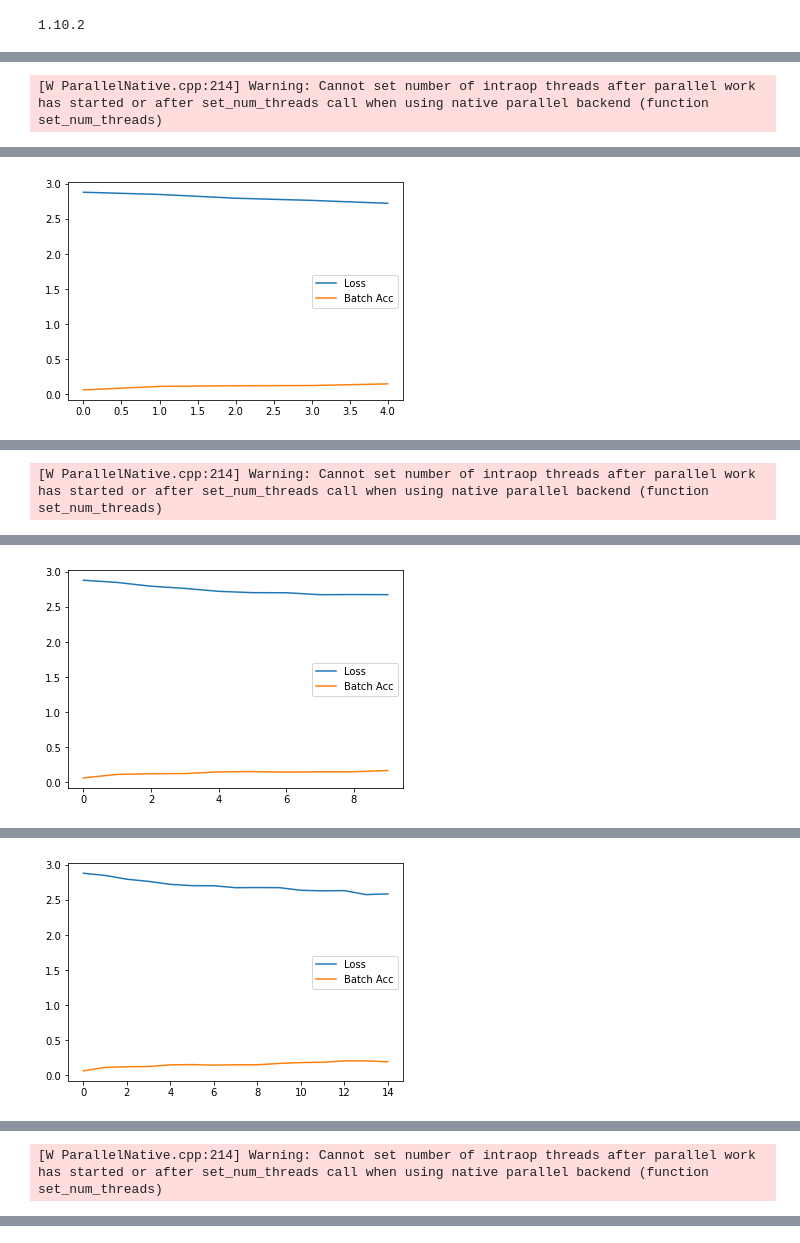
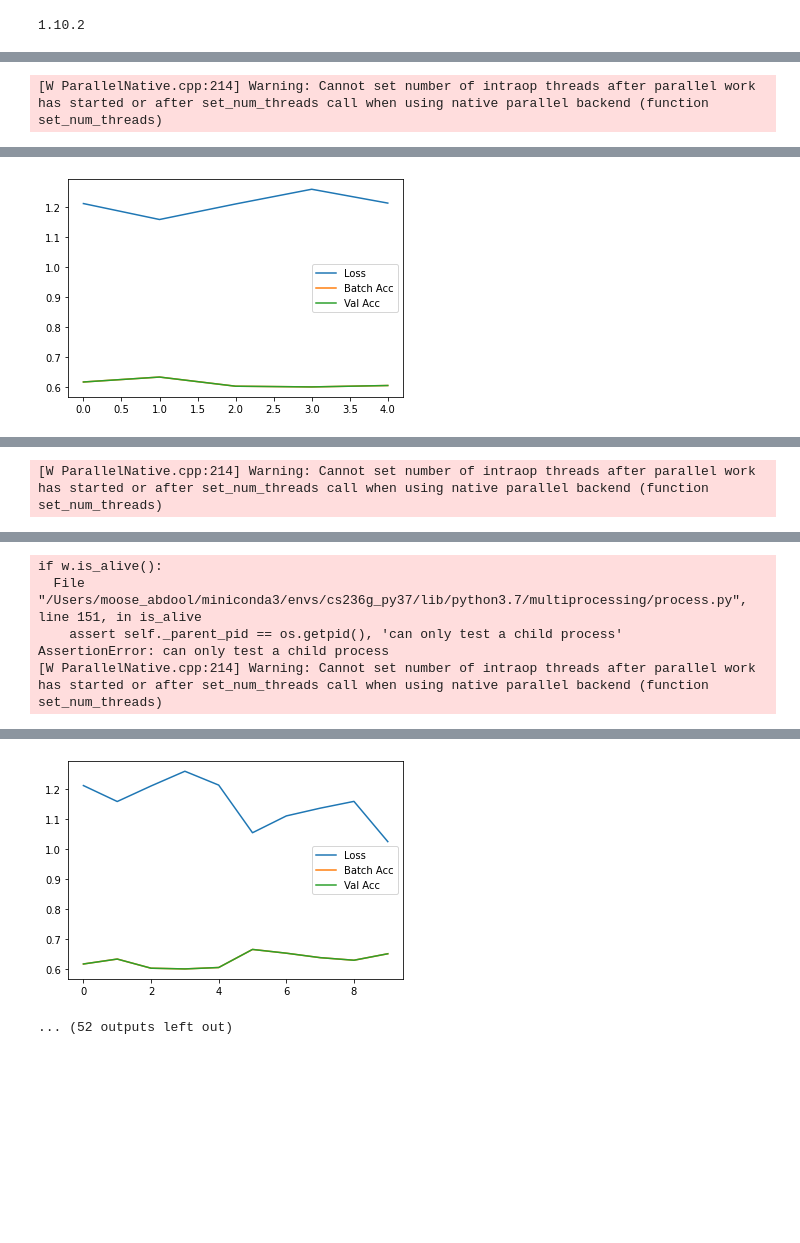
Before and after one commit to mustafa-abdool/cs236g_project, a Jupyter notebook: Pokemon Analysis - Multiclass prediction.ipynb, the cells around one changed output, grey strips where cells are left out. Saved outputs shown, nothing was run; the diff lists cells and outputs as text; code cells hidden in the pictures; blank space fills up the shorter version.

```diff
--- a/Pokemon Analysis - Multiclass prediction.ipynb
+++ b/Pokemon Analysis - Multiclass prediction.ipynb
@@ -111,18 +158,18 @@ Estimated Total Size (MB): 16.01
 
 
 # training epochs
-n_epochs = 10
+n_epochs = 5
 
 # hidden dimensions
 hidden_dim = 32
 batch_size = 64
 
-num_classes = NUM_PKMN_TYPES # todo: change this if using different problem formulations
+num_classes = 13 # todo: change this if using different problem formulations
 
 periodic_saving = False
 # after how many epochs do you save the model?
 epoch_save_step = 5
-save_prefix = "Pokemon_Discriminator_DC_firstTest"
+save_prefix = "Pokemon_Discriminator_DC_multiclass_types"
 
 lr = 1e-3
 beta_1 = 0.5
@@ -135,15 +182,10 @@ display_step = 100
 # loss functions
 use_wgan_loss = False
 loss_func = nn.CrossEntropyLoss()
-
-assert imgs_to_display <= batch_size
 # %%
-# Create the dataloader, based on the appropriate batch size.
+pkmn_dataloader = pkmn_dataloader_train
 
-show_preview = True
-dataloader_name = "conditional_64_dim_no_shiny_with_flip_and_rotate_and_standard_norm"
-pkmn_dataloader, denorm_transform = get_pkmn_dataloader(dataloader_name, batch_size)
-test_size = 10
+test_img_size = 10
 
 # show a batch before and after denorm
 test_data_iter = iter(pkmn_dataloader)
@@ -151,17 +193,10 @@ test_images, test_labels = next(test_data_iter)
 
 print("length of dataset (number of steps) is: {}, total size is: {}".format(len(pkmn_dataloader), len(pkmn_dataloader)*batch_size))
 
+
 if show_preview:
-  show_tensor_images(test_images[0:test_size], num_images = test_size, size = (3,64,64), denorm_transform = None)
-  show_tensor_images(test_images[0:test_size], num_images = test_size, size = (3,64,64), denorm_transform = denorm_transform)
-
-# todo: create train/test split right here
-
-val_pct = 0.10
-
-# TODO: Fix this !!!!!
-# this doesnt' play nicely. Basically, a dataloader comes AFTER a dataset, so we need to split before this.
-#train_set, val_set = torch.utils.data.random_split(pkmn_dataloader, [150, 17])
+  show_tensor_images(test_images[0:test_img_size], num_images = test_size, size = (3,64,64), denorm_transform = None)
+  show_tensor_images(test_images[0:test_img_size], num_images = test_size, size = (3,64,64), denorm_transform = denorm_transform)
 # %% [output]
 [W ParallelNative.cpp:214] Warning: Cannot set number of intraop threads after parallel work has started or after set_num_threads call when using native parallel backend (function set_num_threads)
 Clipping input data to the valid range for imshow with RGB data ([0..1] for floats or [0..255] for integers).
@@ -193,6 +247,7 @@ from tqdm.auto import tqdm
 cur_step = 0
 losses = []
 batch_accs = []
+val_accs = []
 
 for epoch in range(n_epochs):
     # Dataloader returns the (real_images, labels)
@@ -241,10 +296,15 @@ for epoch in range(n_epochs):
             plt.plot(
                 range(num_examples // step_bins),
                 torch.Tensor(batch_accs[:num_examples]).view(-1, step_bins).mean(1),
-                label="Batch Acc"
+                label="Val Acc"
             )
             plt.legend()
             plt.show()
+
+            val_acc = compute_validation_accuracy(model, pkmn_dataloader_val)
+            val_accs.append(val_acc)
+
+            print("Latest validation accuracy after {} epochs is: {}".format(epoch, val_acc))
 
         # increase the current step (ie. one batch)
         cur_step += 1
@@ -260 +322 @@ Step 100: Epoch: 0: loss: 2.796854019165039 acc: 0.118125
-[figure, old version]
+[figure, new version]
@@ -264 +324,0 @@ Step 200: Epoch: 1: loss: 2.6816561222076416 acc: 0.15528124999999998
-[figure, old version]
@@ -266 +325,0 @@ Step 300: Epoch: 1: loss: 2.6086928844451904 acc: 0.19609375
-[figure, removed]
@@ -268 +332,5 @@ Step 300: Epoch: 1: loss: 2.6086928844451904 acc: 0.19609375
+if w.is_alive():
+  File "/Users/moose_abdool/miniconda3/envs/cs236g_py37/lib/python3.7/multiprocessing/process.py", line 151, in is_alive
+    assert self._parent_pid == os.getpid(), 'can only test a child process'
+AssertionError: can only test a child process
 [W ParallelNative.cpp:214] Warning: Cannot set number of intraop threads after parallel work has started or after set_num_threads call when using native parallel backend (function set_num_threads)
@@ -270,3 +338,5 @@ Step 300: Epoch: 1: loss: 2.6086928844451904 acc: 0.19609375
+[figure, new version]
+... (52 outputs left out)
 # %%
 # Save the final model
 
```
Also changed, not shown: parts of 10 cells of this notebook, 1 other file.
